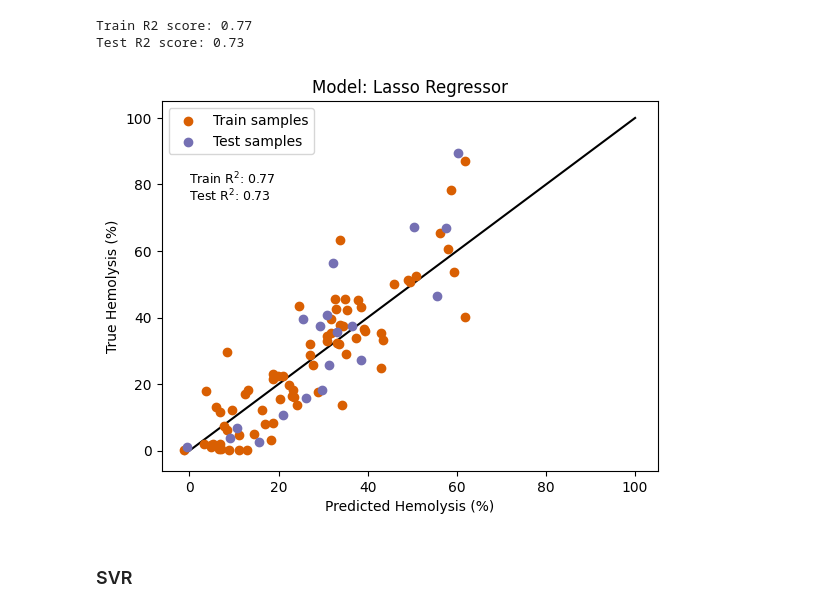
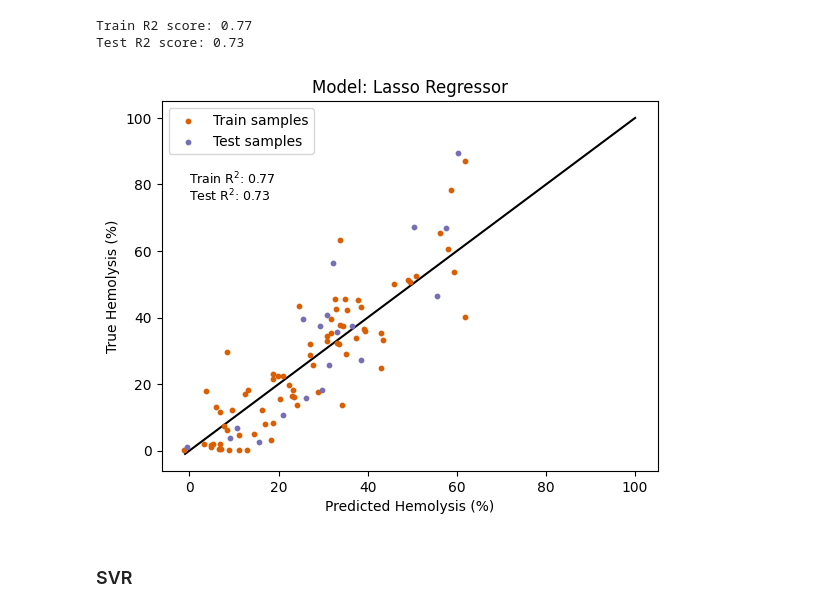
Before and after one commit to ziul-bio/DMS_ML_AMP, a Jupyter notebook: 04_hemolysis_model_v01.ipynb, the cells around one changed output. Drawn from its saved outputs; the diff is of its cells as text; code cells hidden in the pictures.

```diff
--- a/04_hemolysis_model_v01.ipynb
+++ b/04_hemolysis_model_v01.ipynb
@@ -353,21 +346,23 @@ print(f'Test R2 score: {lasso.score(XX_test, y_test):.2f}')
 Train R2 score: 0.77
 Test R2 score: 0.73
 # %%
+
 train_pred = lasso.predict(XX_train)
 y_pred = lasso.predict(XX_test)
 
-plt.scatter(train_pred, y_train, label="Train samples", c='#d95f02')
-plt.scatter(y_pred, y_test, label="Test samples", c='#7570b3')
+plt.scatter(train_pred, y_train, label="Train samples", c='#d95f02', s=10)
+plt.scatter(y_pred, y_test, label="Test samples", c='#7570b3', s=10)
 plt.title(f"Model: Lasso Regressor")
 plt.xlabel("Predicted Hemolysis (%)")
 plt.ylabel("True Hemolysis (%)")
 plt.plot([-1, 100], [-1, 100], c='k', zorder=0)
 plt.text(0, 80, f'Train R$^2$: {lasso.score(XX_train, y_train).round(2)}', fontsize = 9)
 plt.text(0, 75, f'Test R$^2$: {lasso.score(XX_test, y_test).round(2)}', fontsize = 9)
 plt.legend()
+plt.savefig('results/lasso_regression_hemolysis.png', dpi=600)
 plt.show()
 # %% [output]
-[figure, old version]
+[figure, new version]
 # %% [markdown]
 ### SVR
 # %%
```
Also changed, not shown: parts of 1 cell of this notebook, 1 other file.
